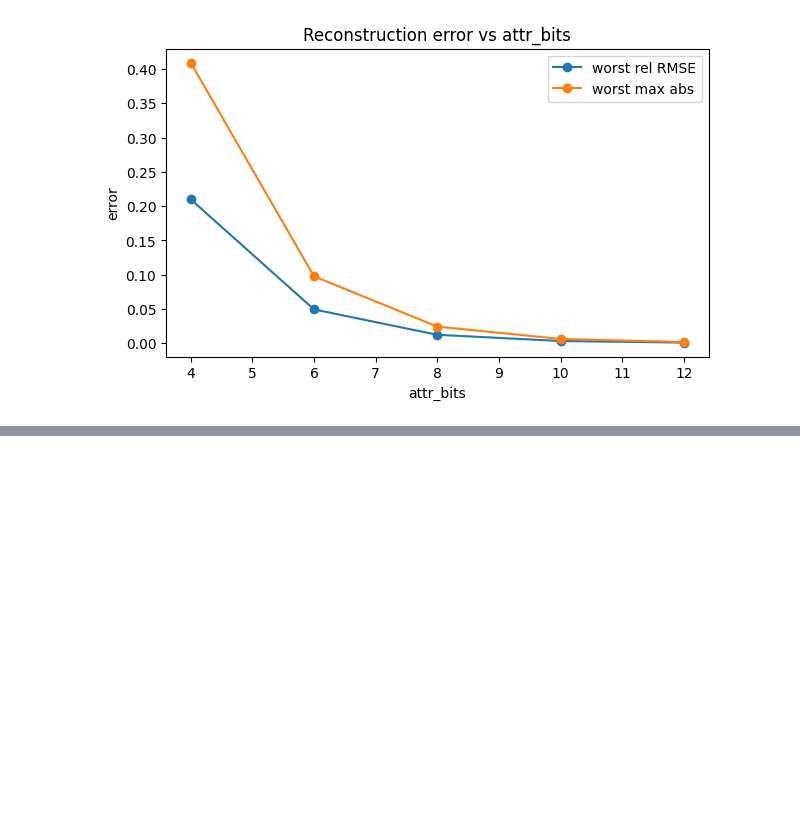
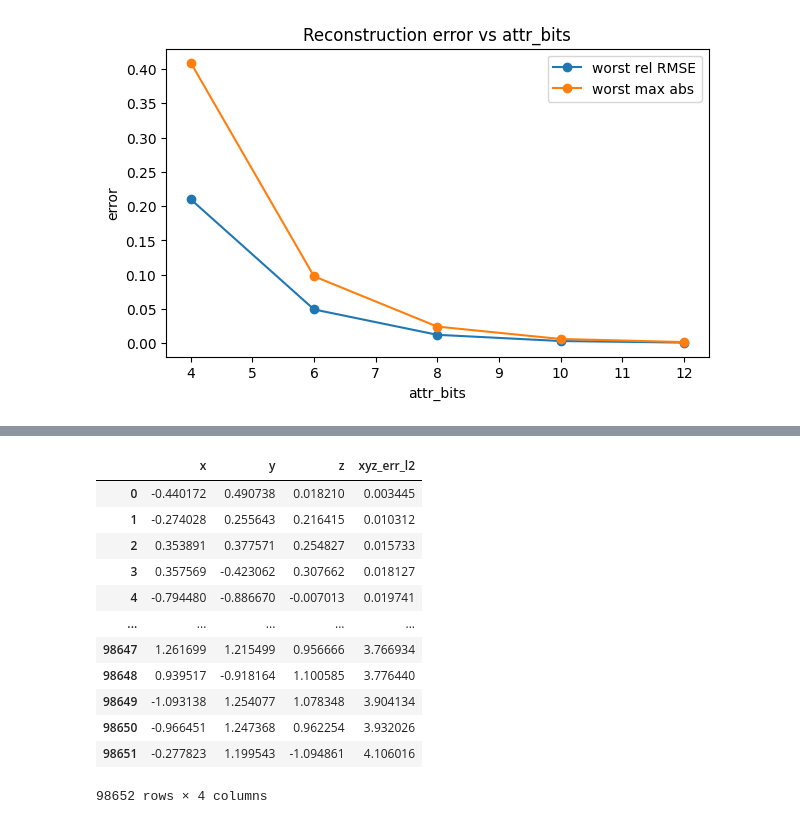
Before and after one commit to AliEmreSenel/4DGS, a Jupyter notebook: compression_evaluation.ipynb, the cells around one changed output, grey strips where cells are left out. Cells and saved outputs as stored; diff of their text form; code cells hidden in the pictures; blank space fills up the shorter version.

Commit message:
add: training saves kwargs to file and compress.py reloads them. Also compression interactive visualization of reconstruction error

```diff
--- a/compression_evaluation.ipynb
+++ b/compression_evaluation.ipynb
@@ -331,0 +405,74 @@ plt.show()
+# %%
+import plotly.express as px
+
+def get_xyz_at_time(model, t):
+    xyz = model.get_xyz.detach()
+
+    if getattr(model, "gaussian_dim", 3) != 4:
+        return xyz
+
+    try:
+        t_value = torch.full_like(model.get_t, float(t))
+        _, delta_mean = model.get_current_covariance_and_mean_offset(1.0, t_value)
+        return (xyz + delta_mean).detach()
+    except Exception:
+        return xyz
+
+
+def plot_scene_error_3d(res, t=0.0, top_frac=0.02, point_size=0.6):
+    orig_model = res["original_model"]
+    recon_model = res["reconstructed_model"]
+
+    orig_xyz_t = get_xyz_at_time(orig_model, t).float().cpu()
+    recon_xyz_t = get_xyz_at_time(recon_model, t).float().cpu()
+
+    xyz_err_t = torch.norm(orig_xyz_t - recon_xyz_t, dim=1).numpy()
+
+    n_total = orig_xyz_t.shape[0]
+    n_show = max(1, int(n_total * top_frac))
+
+    idx = np.argsort(xyz_err_t)[-n_show:]
+    pts = orig_xyz_t[idx].numpy()
+    err = xyz_err_t[idx]
+
+    df = pd.DataFrame(
+        {
+            "x": pts[:, 0],
+            "y": pts[:, 1],
+            "z": pts[:, 2],
+            "xyz_err_l2": err,
+        }
+    ).sort_values("xyz_err_l2", ascending=True)
+
+    fig = px.scatter_3d(
+        df,
+        x="x",
+        y="y",
+        z="z",
+        color="xyz_err_l2",
+        color_continuous_scale=["black", "white"],
+        title=f"Top {100 * top_frac:.1f}% worst reconstructed points at t={t} ({n_show}/{n_total} points)",
+        opacity=1,
+    )
+    fig.update_traces(marker=dict(size=point_size))
+    fig.update_layout(scene_aspectmode="data")
+    fig.show(renderer="browser")
+
+    return df
+
+
+plot_scene_error_3d(res, t=0.5, top_frac=1.0, point_size=0.6)
+# %% [output]
+|  | x | y | z | xyz_err_l2 |
+| 0 | -0.440172 | 0.490738 | 0.018210 | 0.003445 |
+| 1 | -0.274028 | 0.255643 | 0.216415 | 0.010312 |
+| 2 | 0.353891 | 0.377571 | 0.254827 | 0.015733 |
+| 3 | 0.357569 | -0.423062 | 0.307662 | 0.018127 |
+| 4 | -0.794480 | -0.886670 | -0.007013 | 0.019741 |
+| ... | ... | ... | ... | ... |
+| 98647 | 1.261699 | 1.215499 | 0.956666 | 3.766934 |
+| 98648 | 0.939517 | -0.918164 | 1.100585 | 3.776440 |
+| 98649 | -1.093138 | 1.254077 | 1.078348 | 3.904134 |
+| 98650 | -0.966451 | 1.247368 | 0.962254 | 3.932026 |
+| 98651 | -0.277823 | 1.199543 | -1.094861 | 4.106016 |
+98652 rows × 4 columns
```
Also changed, not shown: parts of 2 cells of this notebook, 4 other files.
